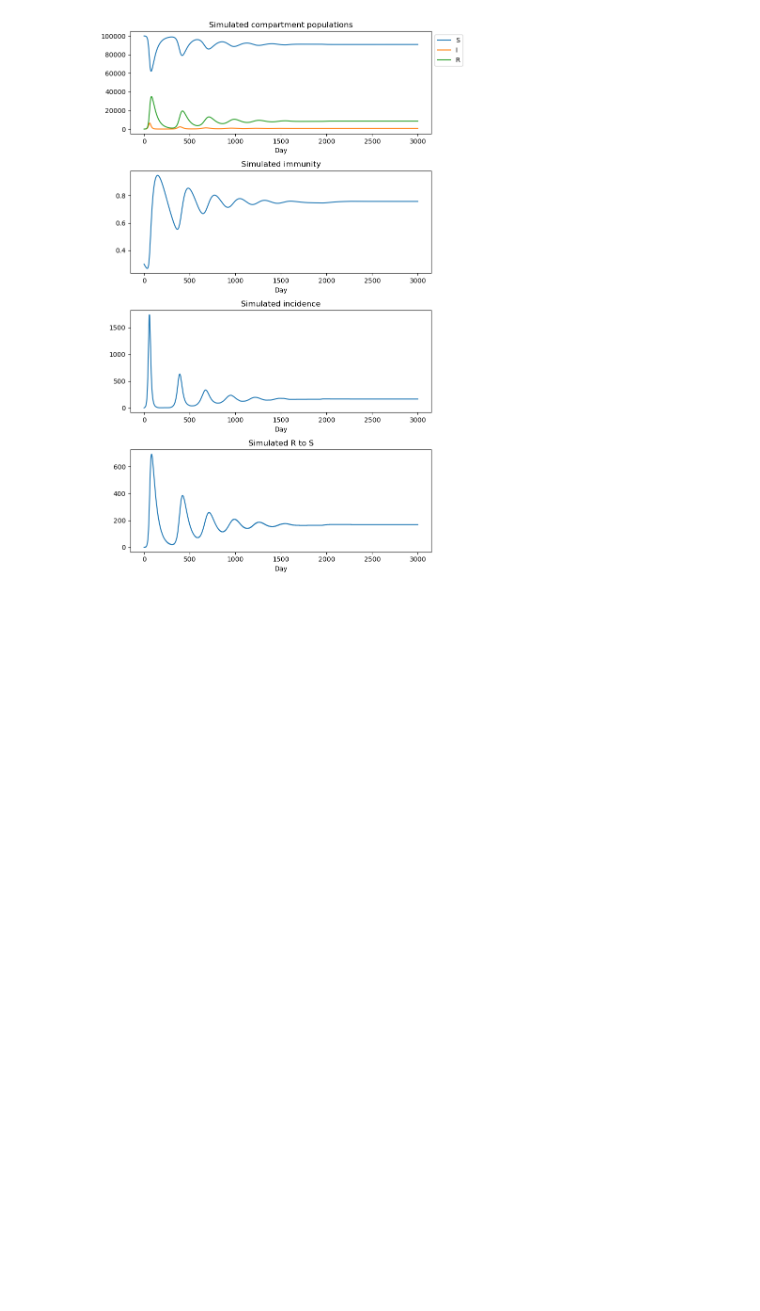
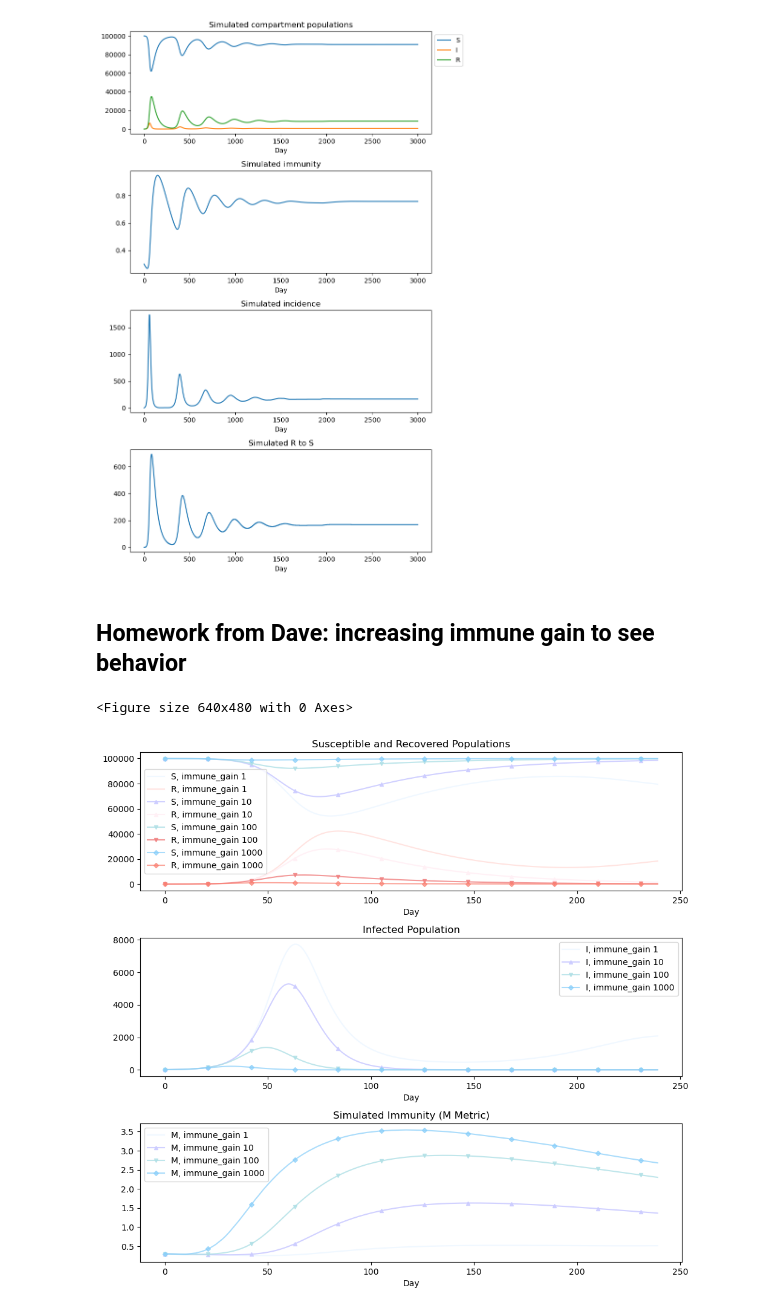
Before and after one commit to LP-relaxation/CLT_BaseModel, a Jupyter notebook: toy_immunity_demo.ipynb, the cells around one changed output. Drawn from its saved outputs; the diff is of its cells as text; code cells hidden in the pictures; blank space fills up the shorter version.

```diff
--- a/toy_immunity_demo.ipynb
+++ b/toy_immunity_demo.ipynb
@@ -407,3 +523,14 @@ ToyImmunitySubpopParams(num_age_groups=1,
                         risk_reduction=1)
 <Figure size 640x480 with 0 Axes>
 [figure]
+# %% [markdown]
+## Homework from Dave: increasing immune gain to see behavior
+# %%
+model.reset_simulation()
+
+model.params.immune_saturation = 1
+
+changing_param_val_graph(model, "param", "immune_gain", [1, 10, 100, 1000])
+# %% [output]
+<Figure size 640x480 with 0 Axes>
+[figure, added]
```
Also changed, not shown: parts of 6 cells of this notebook.
